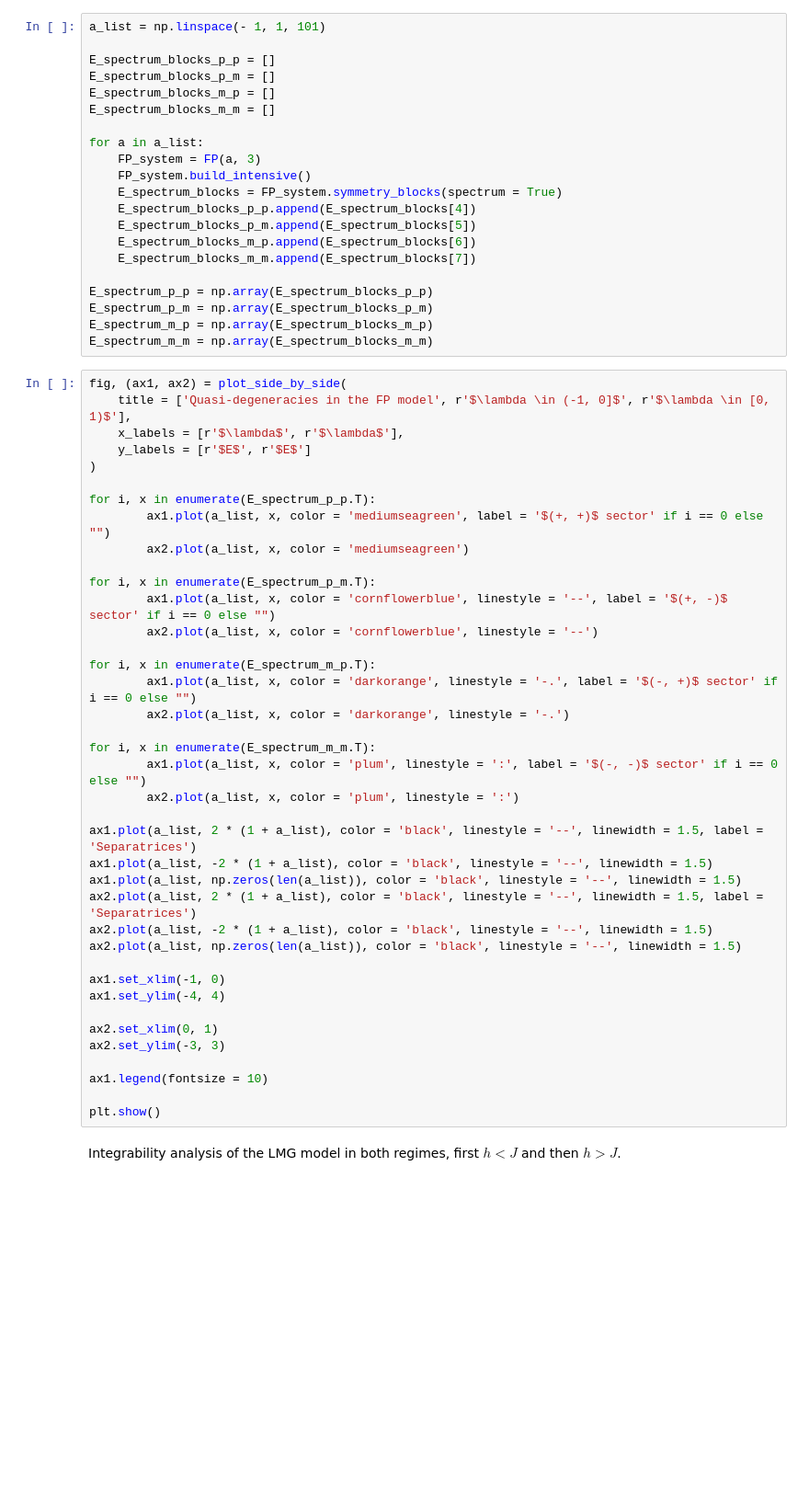
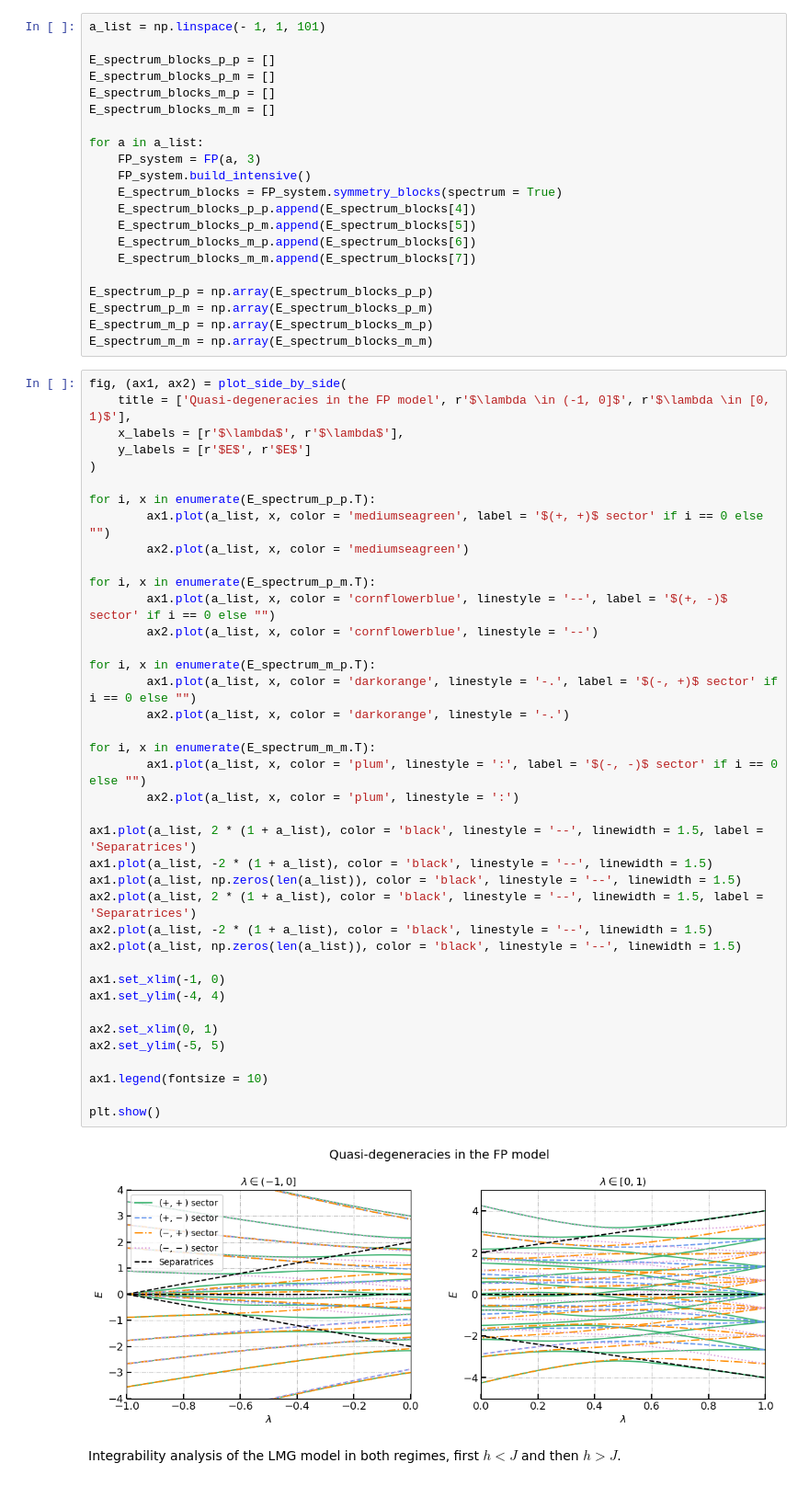
Before and after one commit to nicolasdero/KrylovQuantumClassical, a Jupyter notebook: project_notebook.ipynb, the cells around one changed output. Shown at 92% size. Cells and saved outputs as stored; diff of their text form; blank space fills up the shorter version.

```diff
--- a/project_notebook.ipynb
+++ b/project_notebook.ipynb
@@ -390,34 +395,36 @@ for i, x in enumerate(E_spectrum_p_p.T):
         ax1.plot(a_list, x, color = 'mediumseagreen', label = '$(+, +)$ sector' if i == 0 else "")
         ax2.plot(a_list, x, color = 'mediumseagreen')
 
 for i, x in enumerate(E_spectrum_p_m.T):
         ax1.plot(a_list, x, color = 'cornflowerblue', linestyle = '--', label = '$(+, -)$ sector' if i == 0 else "")
         ax2.plot(a_list, x, color = 'cornflowerblue', linestyle = '--')
 
 for i, x in enumerate(E_spectrum_m_p.T):
         ax1.plot(a_list, x, color = 'darkorange', linestyle = '-.', label = '$(-, +)$ sector' if i == 0 else "")
         ax2.plot(a_list, x, color = 'darkorange', linestyle = '-.')
 
 for i, x in enumerate(E_spectrum_m_m.T):
         ax1.plot(a_list, x, color = 'plum', linestyle = ':', label = '$(-, -)$ sector' if i == 0 else "")
         ax2.plot(a_list, x, color = 'plum', linestyle = ':')
 
 ax1.plot(a_list, 2 * (1 + a_list), color = 'black', linestyle = '--', linewidth = 1.5, label = 'Separatrices')
 ax1.plot(a_list, -2 * (1 + a_list), color = 'black', linestyle = '--', linewidth = 1.5)
 ax1.plot(a_list, np.zeros(len(a_list)), color = 'black', linestyle = '--', linewidth = 1.5)
 ax2.plot(a_list, 2 * (1 + a_list), color = 'black', linestyle = '--', linewidth = 1.5, label = 'Separatrices')
 ax2.plot(a_list, -2 * (1 + a_list), color = 'black', linestyle = '--', linewidth = 1.5)
 ax2.plot(a_list, np.zeros(len(a_list)), color = 'black', linestyle = '--', linewidth = 1.5)
 
 ax1.set_xlim(-1, 0)
 ax1.set_ylim(-4, 4)
 
 ax2.set_xlim(0, 1)
-ax2.set_ylim(-3, 3)
+ax2.set_ylim(-5, 5)
 
 ax1.legend(fontsize = 10)
 
 plt.show()
+# %% [output]
+[figure, added]
 # %% [markdown]
 Integrability analysis of the LMG model in both regimes, first $h<J$ and then $h>J$.
 # %%
```
Also changed, not shown: parts of 37 cells of this notebook, 8 other files.
